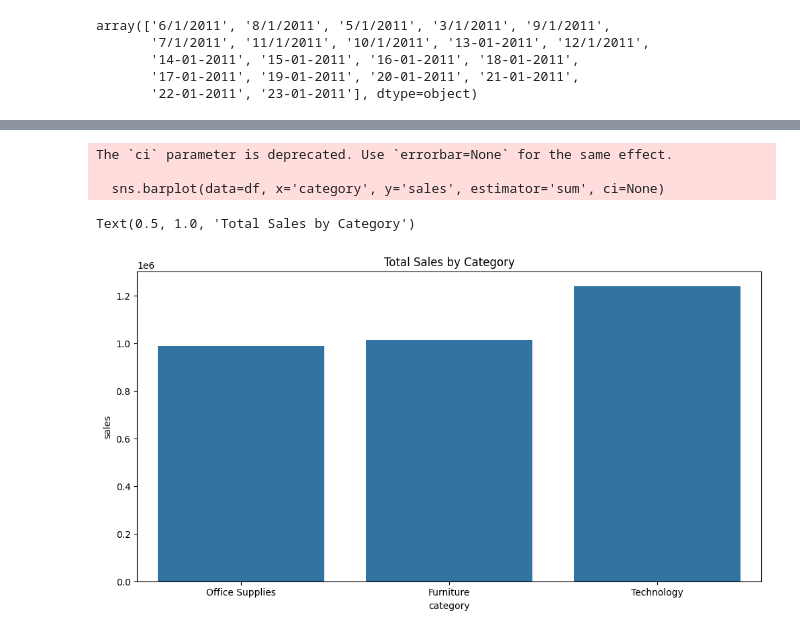
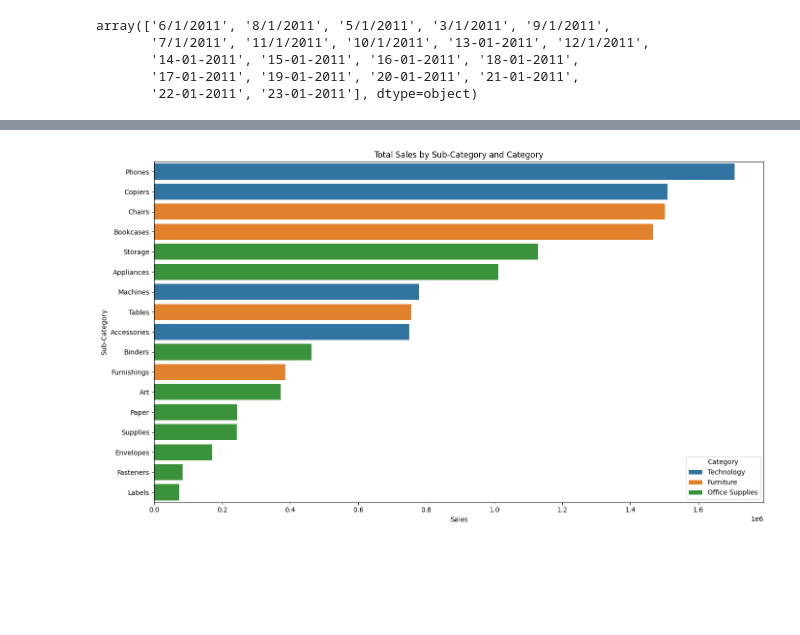
Before and after one commit to Mitrafa/superstore-streamlit-app, a Jupyter notebook: notebooks/exploratory_analysis.ipynb, the cells around one changed output, grey strips where cells are left out. Cells and saved outputs as stored; diff of their text form; code cells hidden in the pictures; blank space fills up the shorter version.

```diff
--- a/notebooks/exploratory_analysis.ipynb
+++ b/notebooks/exploratory_analysis.ipynb
@@ -107,0 +101,4 @@ df.isnull().sum()
+# %%
+# check for mixed date formats
+df['order_date_raw'] = df['order_date'].str.strip()
+df['ship_date_raw'] = df['ship_date'].str.strip()
@@ -107,0 +145,2 @@ df.isnull().sum()
+# %%
+df['order_date'] = pd.to_datetime(df['order_date_raw'], format='mixed', dayfirst=True)
@@ -107,0 +161,4 @@ df.isnull().sum()
+# %%
+# # Parse dates with mixed formats (slashes and dashes) using day-first (British) format to avoid ambiguity
+df['order_date'] = pd.to_datetime(df['order_date'], format="mixed", dayfirst=True)
+df['ship_date'] = pd.to_datetime(df['ship_date'], format="mixed", dayfirst=True)
@@ -108,3 +185,8 @@ df.isnull().sum()
 # %%
-df['order_month'] = df['order_date'].dt.to_period('M')
-df['order_quarter'] = df['order_date'].dt.to_period('Q')
+# Extract year, month, and weekday from order_date, and calculate shipping_days as the difference between ship_date and order_date
+df['order_year'] = df['order_date'].dt.year
+df['order_month'] = df['order_date'].dt.month
+df['order_weekday'] = df['order_date'].dt.day_name()
+
+# Calculate shipping duration in days
+df['ship_duration'] = (df['ship_date'] - df['order_date']).dt.days
@@ -117,16 +252,34 @@ df['ship_duration'] = (df['ship_date'] - df['order_date']).dt.days
 # %%
-# Sales / Profit by Category & Sub-Category
 import seaborn as sns
 import matplotlib.pyplot as plt
 
-plt.figure(figsize=(12, 6))
-sns.barplot(data=df, x='category', y='sales', estimator='sum', ci=None)
-plt.title('Total Sales by Category')
+# Aggregate sales and profit by category and sub-category
+category_summary = (
+    df.groupby(['category', 'sub_category'])[['sales', 'profit']]
+    .sum()
+    .reset_index()
+    .sort_values(by='sales', ascending=False)
+)
+
+# Set plot size
+plt.figure(figsize=(14, 8))
+
+# Barplot: Sales by Sub-Category (within Category)
+sns.barplot(
+    data=category_summary,
+    x='sales',
+    y='sub_category',
+    hue='category',
+    dodge=False
+)
+
+plt.title('Total Sales by Sub-Category and Category')
+plt.xlabel('Sales')
+plt.ylabel('Sub-Category')
+plt.legend(title='Category')
+plt.tight_layout()
+plt.show()
 # %% [output]
-The `ci` parameter is deprecated. Use `errorbar=None` for the same effect.
-
-  sns.barplot(data=df, x='category', y='sales', estimator='sum', ci=None)
-Text(0.5, 1.0, 'Total Sales by Category')
-[figure, old version]
+[figure, new version]
 # %%
 # Shipping Duration Distribution
```
Also changed, not shown: parts of 29 cells of this notebook, 15 other files.
